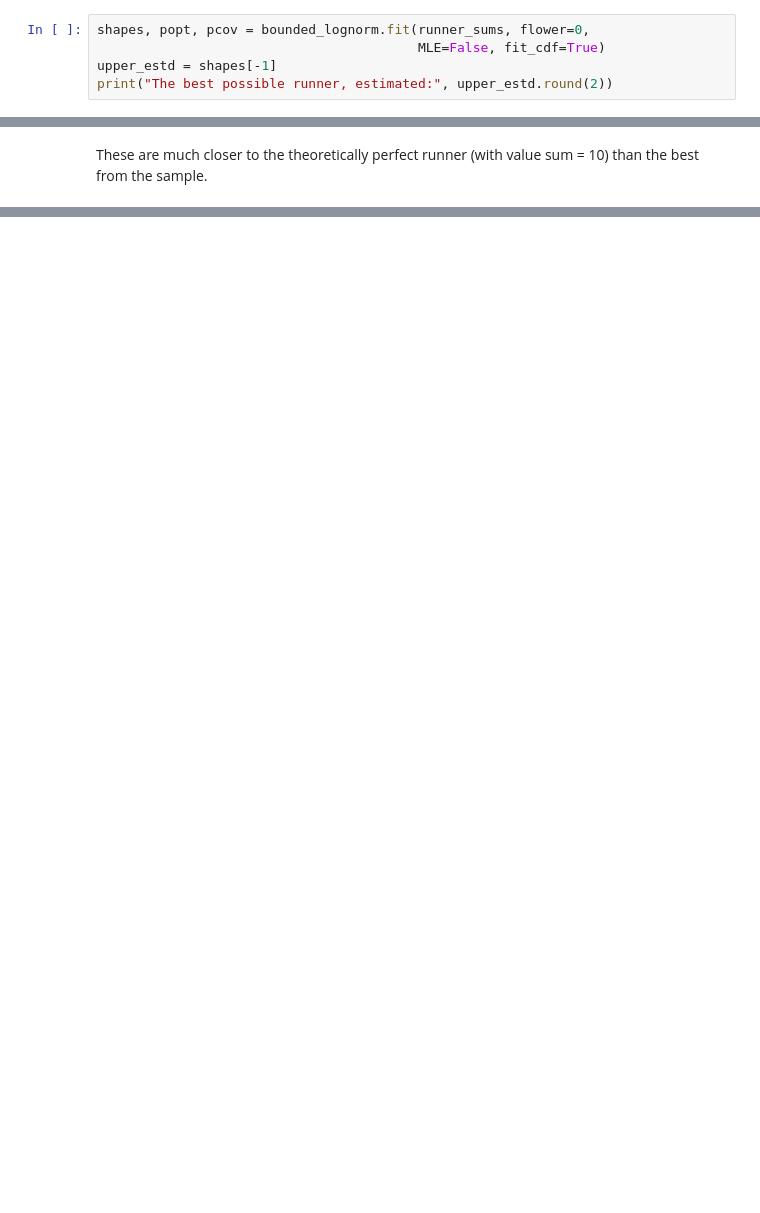
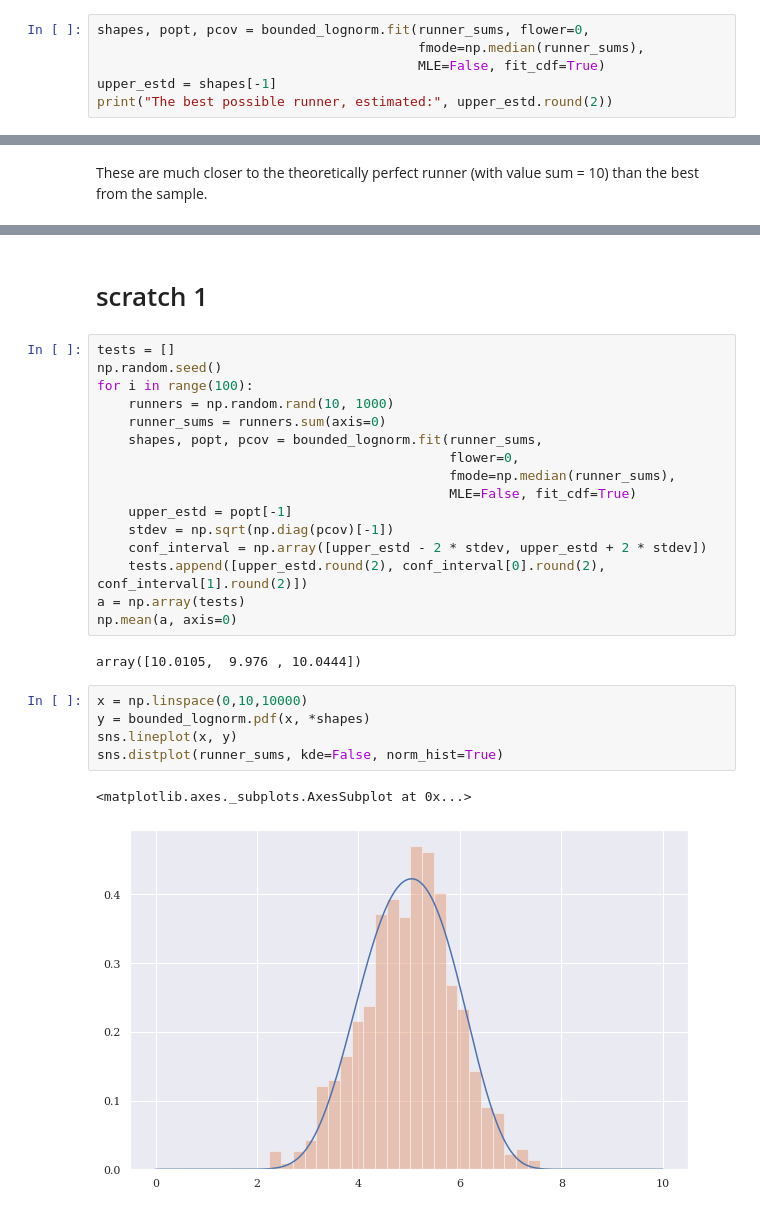
Before and after one commit to tedteske/bounded_lognorm, a Jupyter notebook: bounded_lognorm.ipynb, the cells around one changed output, grey strips where cells are left out. Saved outputs shown, nothing was run; the diff lists cells and outputs as text; blank space fills up the shorter version.

```diff
--- a/bounded_lognorm.ipynb
+++ b/bounded_lognorm.ipynb
@@ -1214,6 +1274,7 @@ sns.distplot(runner_sums, kde=False)
 Say we don't know the value sum of the perfect runner, but we do of the worst (0). Let's estimate the perfect runner.
 # %%
 shapes, popt, pcov = bounded_lognorm.fit(runner_sums, flower=0,
+                                         fmode=np.median(runner_sums),
                                          MLE=False, fit_cdf=True)
 upper_estd = shapes[-1]
 print("The best possible runner, estimated:", upper_estd.round(2))
@@ -1233,0 +1295,28 @@ The best runner in the sample: 8.5
+# %% [markdown]
+# scratch 1
+# %%
+tests = []
+np.random.seed()
+for i in range(100):
+    runners = np.random.rand(10, 1000)
+    runner_sums = runners.sum(axis=0)
+    shapes, popt, pcov = bounded_lognorm.fit(runner_sums,
+                                             flower=0,
+                                             fmode=np.median(runner_sums),
+                                             MLE=False, fit_cdf=True)
+    upper_estd = popt[-1]
+    stdev = np.sqrt(np.diag(pcov)[-1])
+    conf_interval = np.array([upper_estd - 2 * stdev, upper_estd + 2 * stdev])
+    tests.append([upper_estd.round(2), conf_interval[0].round(2), conf_interval[1].round(2)])
+a = np.array(tests)
+np.mean(a, axis=0)
+# %% [output]
+array([10.0105,  9.976 , 10.0444])
+# %%
+x = np.linspace(0,10,10000)
+y = bounded_lognorm.pdf(x, *shapes)
+sns.lineplot(x, y)
+sns.distplot(runner_sums, kde=False, norm_hist=True)
+# %% [output]
+<matplotlib.axes._subplots.AxesSubplot at 0x...>
+[figure, added]
```
Also changed, not shown: parts of 30 cells of this notebook.
